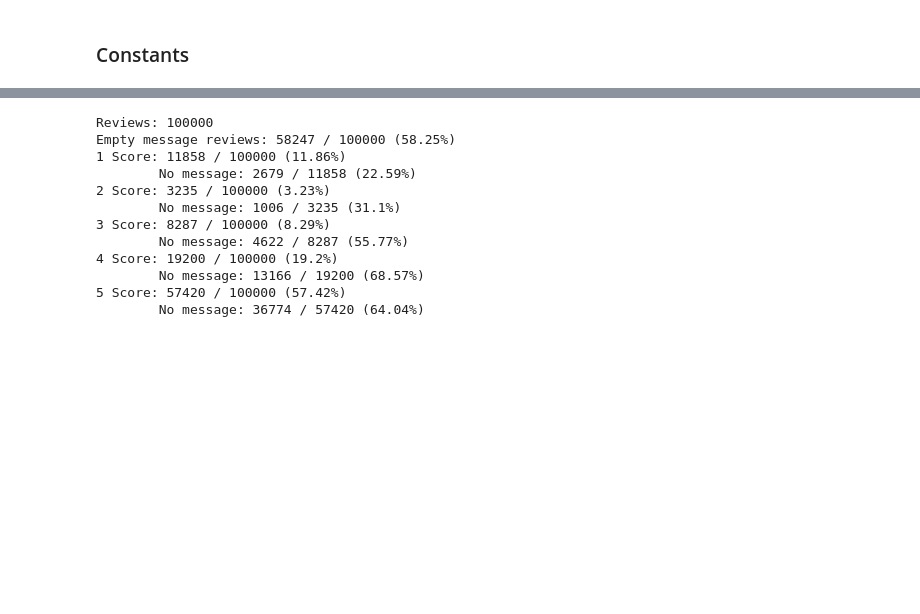
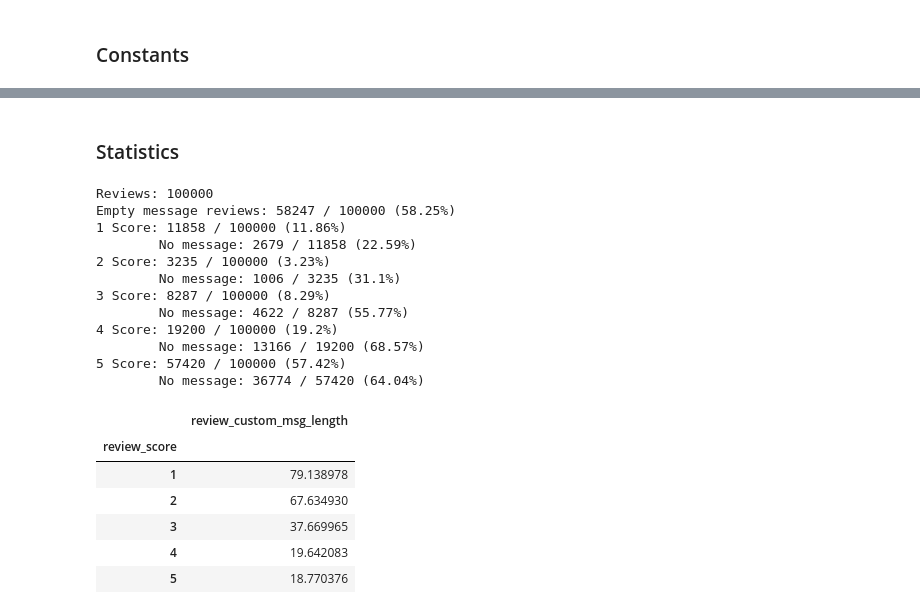
Before and after one commit to hjcostabr76/ml, a Jupyter notebook: nlp/e-commerce/nb_ecommerce.ipynb, the cells around one changed output, grey strips where cells are left out. Drawn from its saved outputs; the diff is of its cells as text; code cells hidden in the pictures; blank space fills up the shorter version.

```diff
--- a/nlp/e-commerce/nb_ecommerce.ipynb
+++ b/nlp/e-commerce/nb_ecommerce.ipynb
@@ -22,72 +71,40 @@ PATH_FILE_PROD_CATEGORY_TRANSLATE = './file/product_category_name_translation.cs
+# %% [markdown]
+### Statistics
 # %%
-
-# Colunas originais
-COL_REV_ID = 'review_id'
-COL_REV_MSG = 'review_comment_message'
-COL_REV_ORDER = 'order_id'
-COL_REV_SCORE = 'review_score'
-COL_REV_TITLE = 'review_comment_title'
-COL_REV_ANSWER = 'review_answer_timestamp'
-COL_REV_CREATION = 'review_creation_date'
-
-# Colunas customizadas
-
-COL_REV_CUS_MSG_LEN = 'review_custom_msg_length'
-
-
-'''
-    lines: 10k
-    columns: 07
-'''
-
-orderBy = [COL_REV_SCORE, COL_REV_CUS_MSG_LEN, COL_REV_CREATION, COL_REV_MSG, COL_REV_TITLE]
-columns = [COL_REV_SCORE, COL_REV_CUS_MSG_LEN, COL_REV_MSG, COL_REV_TITLE]
-
-reviewsDF = pd.read_csv(PATH_FILE_ORDER_REVIEW)
-
-# Trata valores NaN
-reviewsDF.loc[reviewsDF[COL_REV_MSG].isnull(), COL_REV_MSG] = ''
-reviewsDF.loc[reviewsDF[COL_REV_TITLE].isnull(), COL_REV_TITLE] = ''
-
-# Computa comprimento das avaliacoes
-reviewsDF[COL_REV_CUS_MSG_LEN] = reviewsDF[COL_REV_MSG].apply(lambda msg: len(msg))
-
-# Exibe estatisticas sobre o DF
-reviewsCount = reviewsDF.shape[0]
-noMsgReviewsCount = reviewsDF.loc[reviewsDF[COL_REV_CUS_MSG_LEN] == 0].shape[0]
-noMsgReviewsRatio = round(noMsgReviewsCount / reviewsCount * 100, 2)
-
 print(f'Reviews: {reviewsCount}')
 print(f'Empty message reviews: {noMsgReviewsCount} / {reviewsCount} ({noMsgReviewsRatio}%)')
 
 scoreValues = sorted(reviewsDF[COL_REV_SCORE].unique())
 for score in scoreValues:
 
     scoredDF = reviewsDF.loc[reviewsDF[COL_REV_SCORE] == score]
 
     scoredCount = scoredDF.shape[0]
     scoredRatio = round(scoredCount / reviewsCount * 100, 2)
     noMsgScoredCount = scoredDF.loc[reviewsDF[COL_REV_CUS_MSG_LEN] == 0].shape[0]
     noMsgScoredRation = round(noMsgScoredCount / scoredCount * 100, 2)
 
     print(f'{score} Score: {scoredCount} / {reviewsCount} ({scoredRatio}%)')
     print(f'\tNo message: {noMsgScoredCount} / {scoredCount} ({noMsgScoredRation}%)')
 
-# reviewsDF = reviewsDF.sort_values(by=orderBy, ascending=False)
-# reviewsDF[columns].head()
-# print(reviewsDF.groupby(by=COL_REV_SCORE).mean())
-# plt.figure(figsize=(14, 10), dpi=80)
-# plt.plot(reviewsDF[COL_REV_SCORE].values, reviewsDF[COL_REV_CUS_MSG_LEN].values, '-.')
+reviewsDF.groupby(by=COL_REV_SCORE).mean()
 # %% [output]
 Reviews: 100000
 Empty message reviews: 58247 / 100000 (58.25%)
 1 Score: 11858 / 100000 (11.86%)
         No message: 2679 / 11858 (22.59%)
 2 Score: 3235 / 100000 (3.23%)
         No message: 1006 / 3235 (31.1%)
 3 Score: 8287 / 100000 (8.29%)
         No message: 4622 / 8287 (55.77%)
 4 Score: 19200 / 100000 (19.2%)
         No message: 13166 / 19200 (68.57%)
 5 Score: 57420 / 100000 (57.42%)
         No message: 36774 / 57420 (64.04%)
+|  | review_custom_msg_length |
+| review_score |  |
+| 1 | 79.138978 |
+| 2 | 67.634930 |
+| 3 | 37.669965 |
+| 4 | 19.642083 |
+| 5 | 18.770376 |
```
Also changed, not shown: parts of 12 cells of this notebook.
